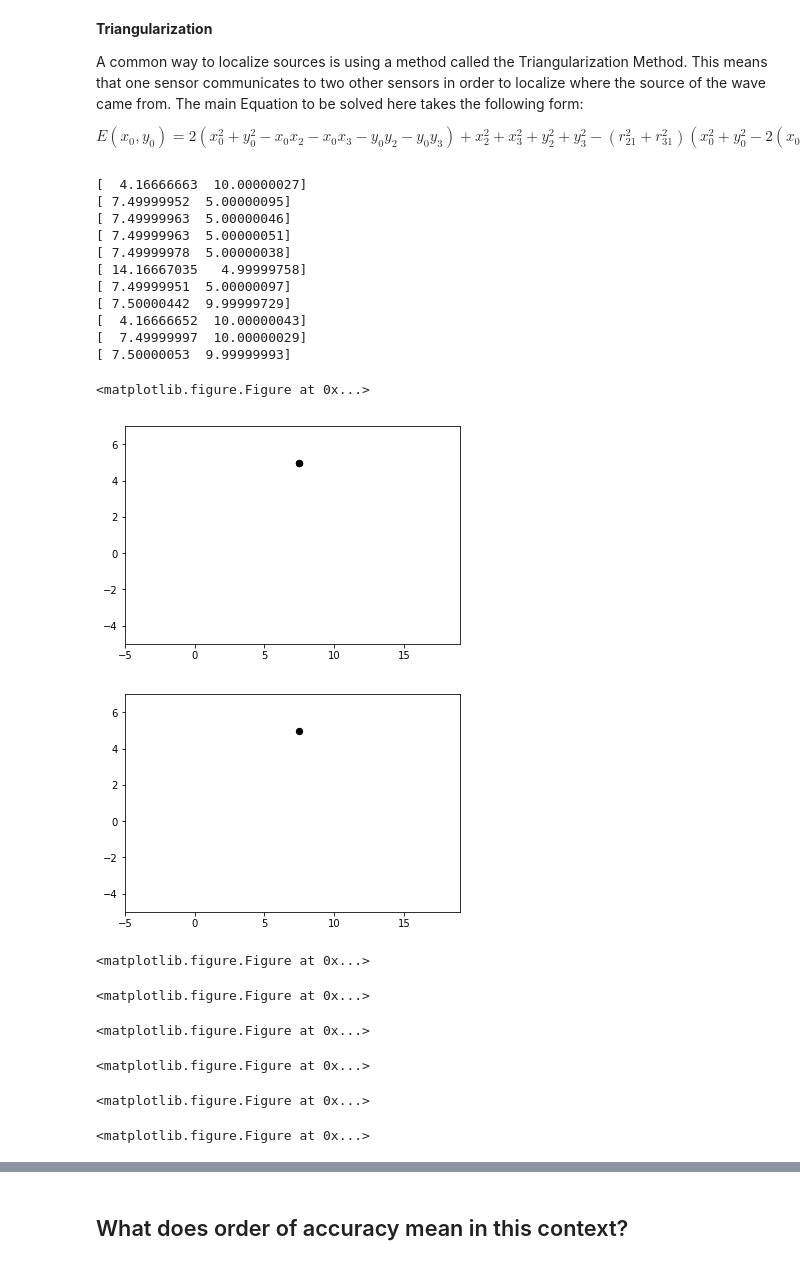
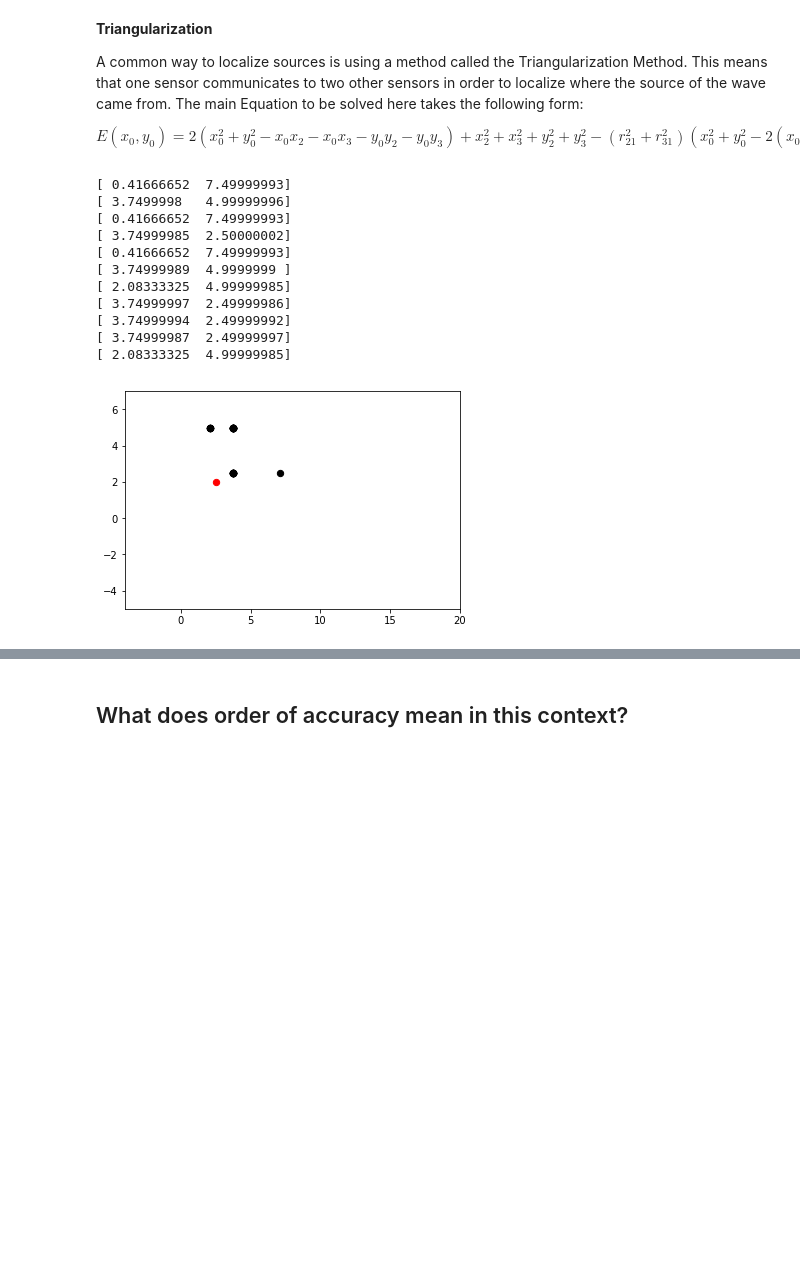
Before and after one commit to sarahaguasvivas/source-local-board, a Jupyter notebook: Source_Local_Method2.ipynb, the cells around one changed output, grey strips where cells are left out. Drawn from its saved outputs; the diff is of its cells as text; code cells hidden in the pictures; blank space fills up the shorter version.

```diff
--- a/Source_Local_Method2.ipynb
+++ b/Source_Local_Method2.ipynb
@@ -203,7 +204,7 @@ Window4= deque([])
 Window5= deque([])
 Window6= deque([])
 j=0
-# Each line is a time stamp.
+
 # The sampling rate at which this data was taken is 400 Hz and the goal is 1kHz
 right1=0
 right2=0
@@ -212,9 +213,7 @@ right4=0
 right5=0
 right6=0
 
-#im = pyplot.imread('sensors.png')
-#implot = pyplot.imshow(im)
-pyplot.figure()
+#pyplot.figure()
 with open(f) as file: #this loop will be replaced by some pyserial readline instruction if a life demo were to be done
     for line in file:
         data, timestamp = line.split("-")
@@ -254,61 +253,62 @@ with open(f) as file: #this loop will be replaced by some pyserial readline inst
 # that there is an event, then the breeding pairing will actuate
 
         if j>= window_size:
-            yesno1, right1, sensdata1= Event(Window1, right1)
+            yesno1, right1, sensdata1, cwtmatr= Event(Window1, right1)
             sensdata2= Window2[-1]
             sensdata3= Window3[-1]
             sensdata4= Window4[-1]
             sensdata5= Window5[-1]
             sensdata6= Window6[-1]
 
             if yesno1==1:
+                #pyplot.imshow(cwtmatr)
+
                 listsens= (sensdata1, sensdata2, sensdata3, sensdata4, sensdata5, sensdata6)
+                listsens1= (Window1, Window2, Window3, Window4, Window5, Window6)
                 pair1= Breeding(listsens, 0) #sensor1 will start at 0
                 x1= Hash[1][0]
                 y1= Hash[1][1]
                 x2= Hash[pair1[0]+1][0]
                 y2= Hash[pair1[0]+1][1]
                 x3= Hash[pair1[1]+1][0]
                 y3= Hash[pair1[1]+1][1]
                 s1= sensdata1
                 s2= listsens[pair1[0]]
                 s3= listsens[pair1[1]]
-                t12= np.max(signal.correlate(np.asarray(listsens[0], dtype=np.float64),np.asarray(listsens[pair1[0]], dtype=np.float64), mode='full'))
-                t23= np.max(signal.correlate(np.asarray(listsens[pair1[0]], dtype=np.float64),np.asarray(listsens[pair1[1]], dtype=np.float64), mode='full'))
-                t31= np.max(signal.correlate(np.asarray(listsens[pair1[1]], dtype=np.float64),np.asarray(listsens[0], np.float64), mode='full'))
 
-                u,i= SourceLoc(float(s1),float(s2),float(s3),[.3,.3],x1,x2,x3,y1,y2,y3,t12,t23,t31,rtol=1e-15,maxit=500,
-                               epsilon=1e-4,verbose= False)
+                ss1= listsens1[0]
+                ss2= listsens1[pair1[0]]
+                ss3= listsens1[pair1[1]]
+
+                t12= np.amax(signal.correlate(np.asarray(ss1, dtype=np.float64),np.asarray(ss2, dtype=np.float64), mode='same'))/400
+                t23= np.amax(signal.correlate(np.asarray(ss2, dtype=np.float64),np.asarray(ss3, dtype=np.float64), mode='same'))/400
+                t31= np.amax(signal.correlate(np.asarray(ss3, dtype=np.float64),np.asarray(ss1, dtype=np.float64), mode='same'))/400
+
+                u,i= SourceLoc(float(s1),float(s2),float(s3),[.5,.5],x1,x2,x3,y1,y2,y3,t12,t23,t31,rtol=1e-15,maxit=500,
+                               epsilon=1e-8,verbose= False)
 
                 # put a red dot, size 40, at 2 locations:
-                pyplot.scatter(u[0], u[1], c='k', s=40)
+                # pyplot.figure()
+                pyplot.scatter(u[0]/2, u[1]/2, c='k', s=40)
 
-                pyplot.xlim(xmin=-5)
-                pyplot.xlim(xmax= 19)
+                pyplot.xlim(xmin=-4)
+                pyplot.xlim(xmax= 20)
                 pyplot.ylim(ymin= -5)
                 pyplot.ylim(ymax= 7)
-                print(u)
+                print(u/2)
 
 pyplot.scatter(2.5, 2, c='r', s=40)
 pyplot.show()
 # %% [output]
-[  4.16666663  10.00000027]
-[ 7.49999952  5.00000095]
-[ 7.49999963  5.00000046]
-[ 7.49999963  5.00000051]
-[ 7.49999978  5.00000038]
-[ 14.16667035   4.99999758]
-[ 7.49999951  5.00000097]
-[ 7.50000442  9.99999729]
-[  4.16666652  10.00000043]
-[  7.49999997  10.00000029]
-[ 7.50000053  9.99999993]
+[ 0.41666652  7.49999993]
+[ 3.7499998   4.99999996]
+[ 0.41666652  7.49999993]
+[ 3.74999985  2.50000002]
+[ 0.41666652  7.49999993]
+[ 3.74999989  4.9999999 ]
+[ 2.08333325  4.99999985]
+[ 3.74999997  2.49999986]
+[ 3.74999994  2.49999992]
+[ 3.74999987  2.49999997]
+[ 2.08333325  4.99999985]
-<matplotlib.figure.Figure at 0x...>
-[figure, old version]
+[figure, new version]
-[figure, removed]
-<matplotlib.figure.Figure at 0x...>
-<matplotlib.figure.Figure at 0x...>
-<matplotlib.figure.Figure at 0x...>
-<matplotlib.figure.Figure at 0x...>
-<matplotlib.figure.Figure at 0x...>
-<matplotlib.figure.Figure at 0x...>
```
Also changed, not shown: parts of 3 cells of this notebook.
